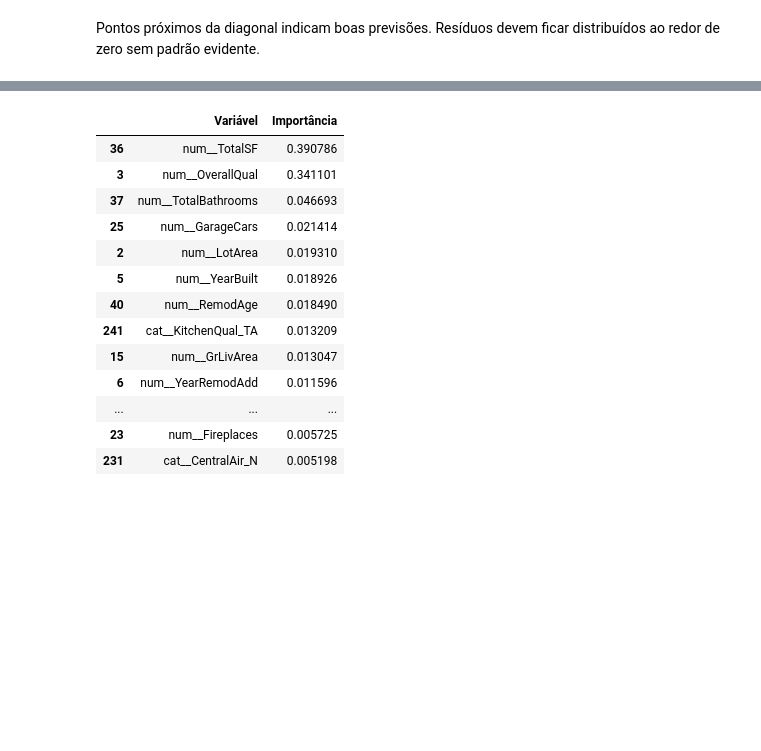
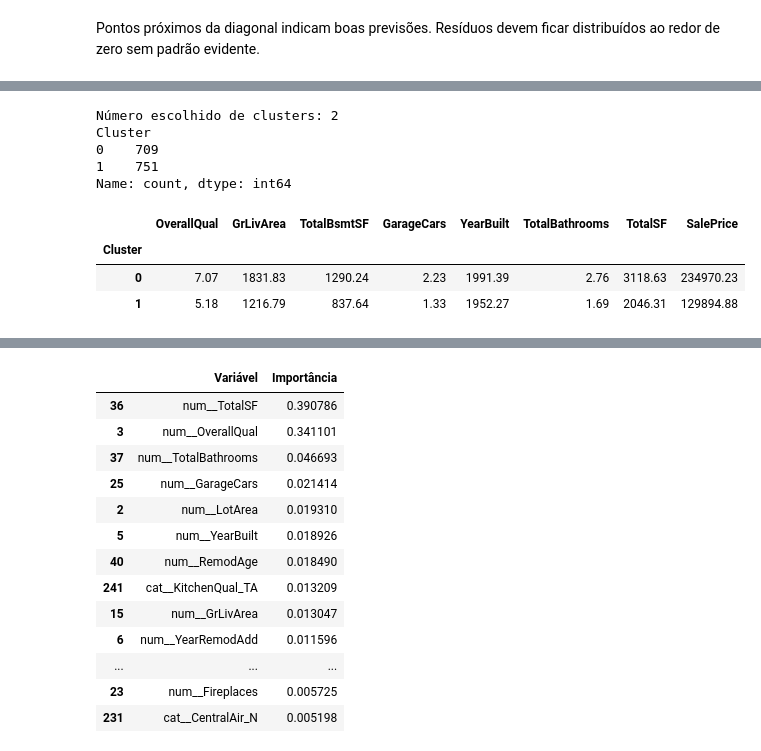
Before and after one commit to sevla7/Projeto-Trainee-Dados, a Jupyter notebook: projeto_trainee.ipynb, the cells around one changed output, grey strips where cells are left out. Saved outputs shown, nothing was run; the diff lists cells and outputs as text; code cells hidden in the pictures; blank space fills up the shorter version.

```diff
--- a/projeto_trainee.ipynb
+++ b/projeto_trainee.ipynb
@@ -474,0 +673,40 @@ Pontos próximos da diagonal indicam boas previsões. Resíduos devem ficar dist
+# %%
+# Seleciona automaticamente o k com maior coeficiente de silhueta
+best_k = int(
+    cluster_evaluation_df.loc[
+        cluster_evaluation_df['Silhueta'].idxmax(), 'k'
+    ]
+)
+
+kmeans = KMeans(
+    n_clusters=best_k,
+    random_state=RANDOM_STATE,
+    n_init=20
+)
+
+train_eng['Cluster'] = kmeans.fit_predict(cluster_scaled)
+
+print('Número escolhido de clusters:', best_k)
+print(train_eng['Cluster'].value_counts().sort_index())
+# %% [output]
+Número escolhido de clusters: 2
+Cluster
+0    709
+1    751
+Name: count, dtype: int64
+# %%
+# Perfil médio dos grupos, usando SalePrice apenas para interpretação
+cluster_profile = (
+    train_eng.groupby('Cluster')[
+        cluster_features + ['SalePrice']
+    ]
+    .mean()
+    .round(2)
+)
+
+cluster_profile
+# %% [output]
+|  | OverallQual | GrLivArea | TotalBsmtSF | GarageCars | YearBuilt | TotalBathrooms | TotalSF | SalePrice |
+| Cluster |  |  |  |  |  |  |  |  |
+| 0 | 7.07 | 1831.83 | 1290.24 | 2.23 | 1991.39 | 2.76 | 3118.63 | 234970.23 |
+| 1 | 5.18 | 1216.79 | 837.64 | 1.33 | 1952.27 | 1.69 | 2046.31 | 129894.88 |
```
Also changed, not shown: parts of 17 cells of this notebook.
